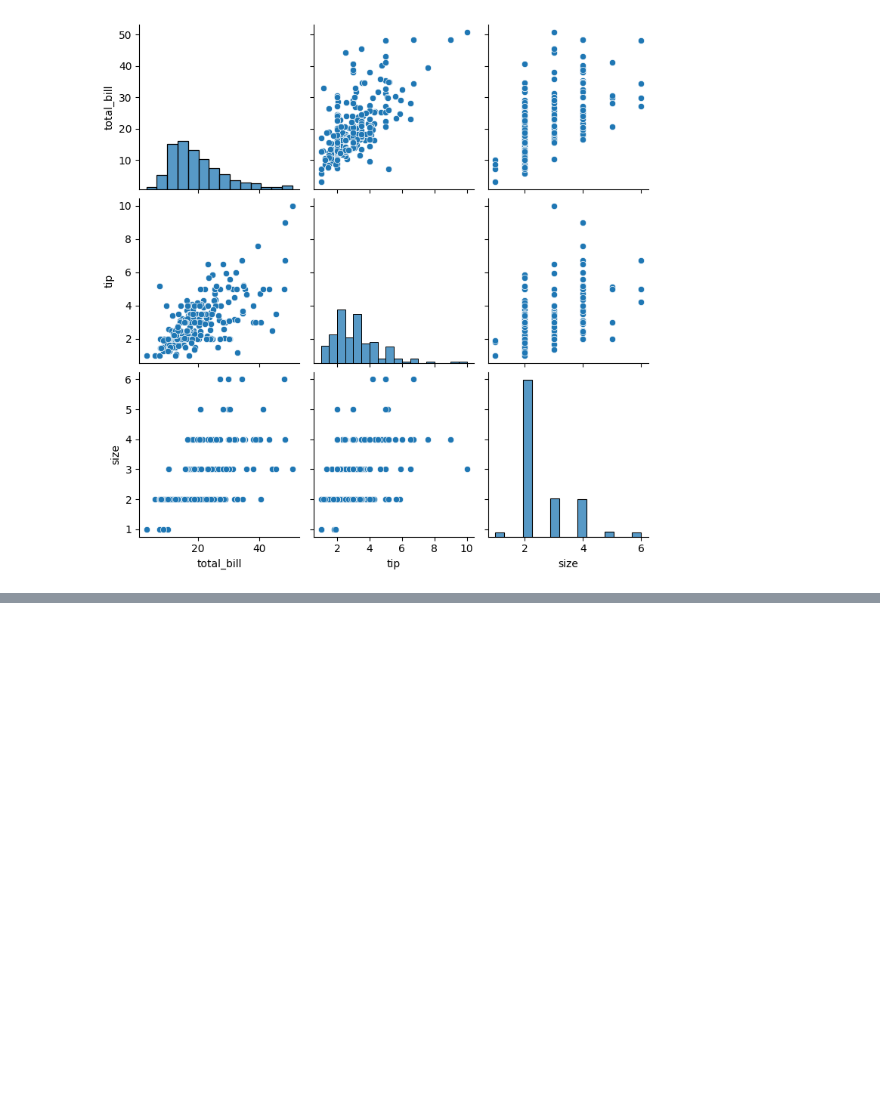
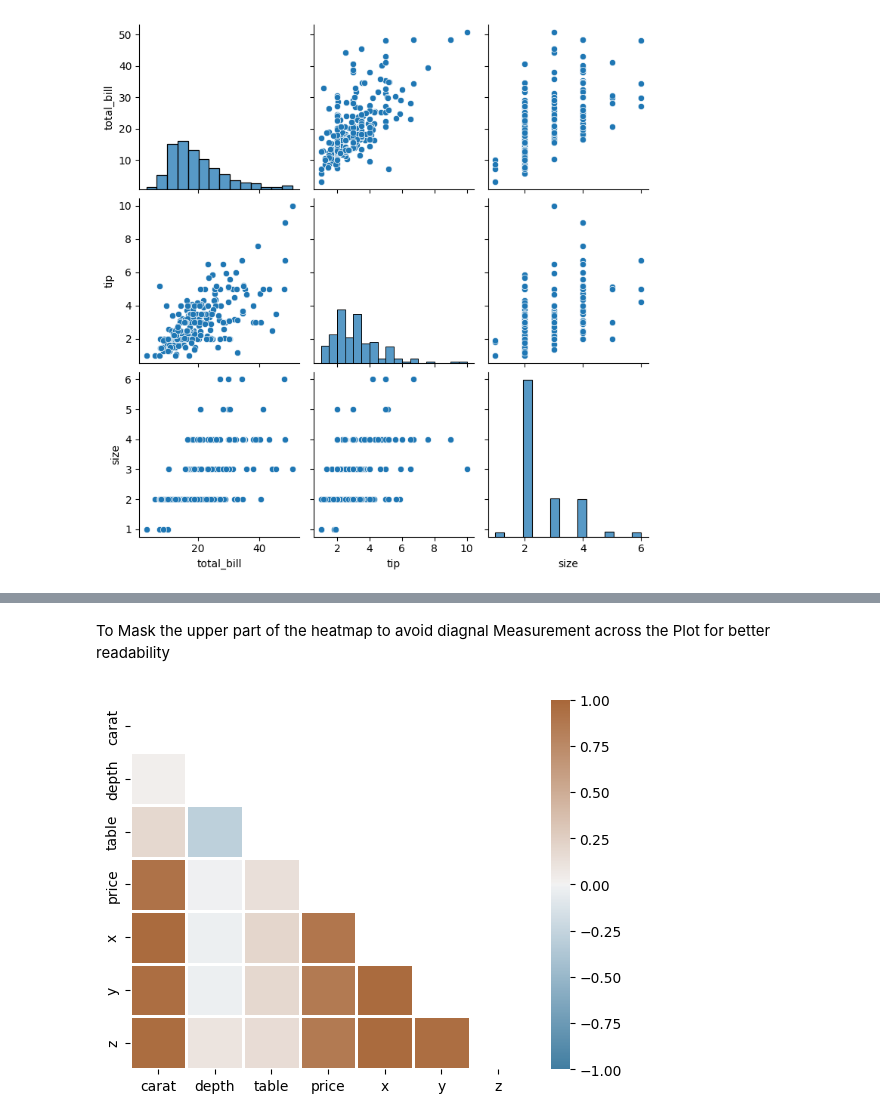
Before and after one commit to Manversajjad/Movies_Analysis_Exploratory_Analysis, a Jupyter notebook: Multivariate_analysis.ipynb, the cells around one changed output, grey strips where cells are left out. Cells and saved outputs as stored; diff of their text form; code cells hidden in the pictures; blank space fills up the shorter version.

```diff
--- a/Multivariate_analysis.ipynb
+++ b/Multivariate_analysis.ipynb
@@ -128,0 +168,9 @@ ax = sns.pairplot(data = tips)
+# %% [markdown]
+To Mask the upper part of the heatmap to avoid diagnal Measurement across the Plot for better readability
+# %%
+mask_1 = np.triu(np.ones_like(dia_corr, dtype=bool))
+div_palette = sns.diverging_palette(235, 35, as_cmap=True)
+ax=sns.heatmap(dia_corr, mask = mask_1, cmap=div_palette,linewidths=1, center=0, vmin=-1, vmax=1)
+plt.show()
+# %% [output]
+[figure, added]
```
Also changed, not shown: parts of 6 cells of this notebook.
